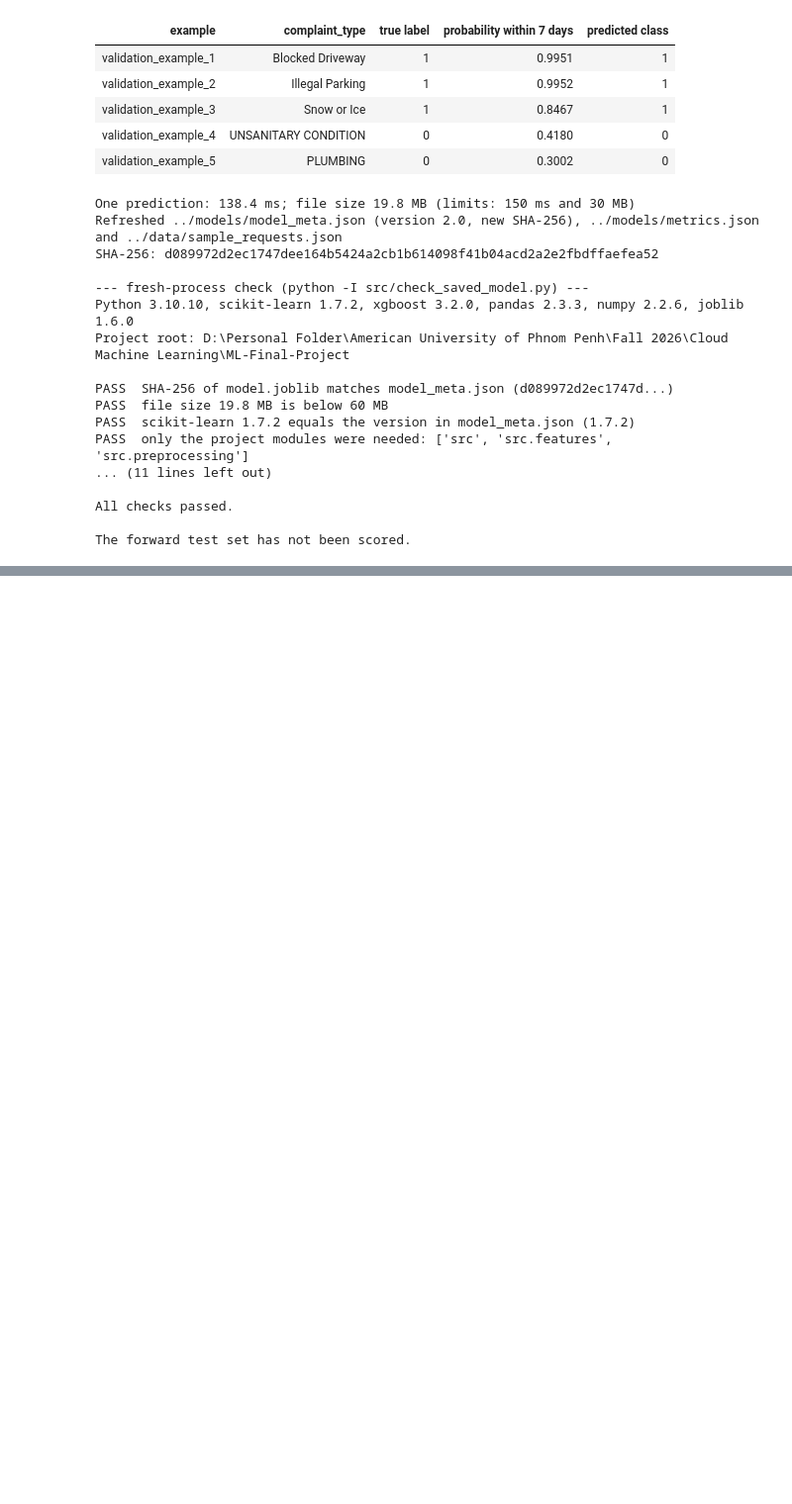
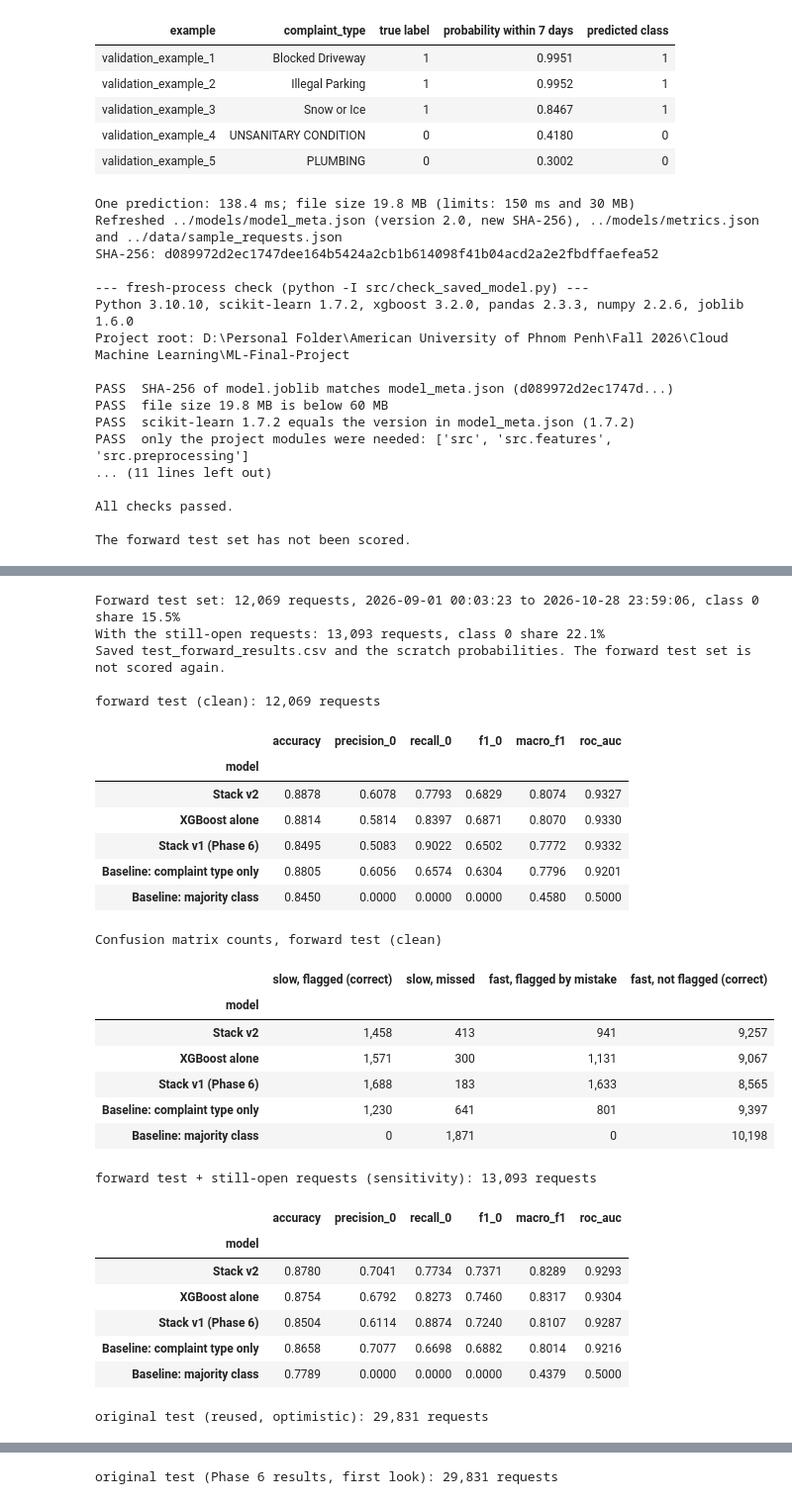
Before and after one commit to LyHenglong/CLD375-CivicAI, a Jupyter notebook: notebooks/05_stacking_improvement.ipynb, the cells around one changed output, grey strips where cells are left out. Shown at 99% size. Drawn from its saved outputs; the diff is of its cells as text; code cells hidden in the pictures; blank space fills up the shorter version.

Commit message:
Phase 6b: v2 stack scored once on the forward test set; results, charts and CLAUDE.md updated

```diff
--- a/notebooks/05_stacking_improvement.ipynb
+++ b/notebooks/05_stacking_improvement.ipynb
@@ -720,0 +772,78 @@ The forward test set has not been scored.
+# %%
+assert not FORWARD_RESULTS.exists(), "The forward test set has already been scored. It is scored once only."
+
+X_forward, y_forward = tr.load_xy("test_forward", "../data/processed")          # the one and only scoring of the forward test set
+still_open = pd.read_parquet("../data/processed/test_forward_open.parquet")
+X_open = pd.concat([X_forward, still_open[ft.RAW_INPUT_COLUMNS]], ignore_index=True)
+y_open = pd.concat([y_forward, still_open[ft.TARGET]], ignore_index=True)
+print(f"Forward test set: {len(X_forward):,} requests, {X_forward['created_date'].min()} to {X_forward['created_date'].max()}, class 0 share {1 - y_forward.mean():.1%}")
+print(f"With the still-open requests: {len(X_open):,} requests, class 0 share {1 - y_open.mean():.1%}")
+
+rows, probability = [], {}
+for name, model in models.items():
+    result, probability[name] = tr.evaluate(model, X_forward, y_forward)
+    rows.append({"test_set": CLEAN, "model": name, "requests": len(y_forward), **result})
+for name, model in models.items():
+    result, _ = tr.evaluate(model, X_open, y_open)
+    rows.append({"test_set": WITH_OPEN, "model": name, "requests": len(y_open), **result})
+
+X_old, y_old = tr.load_xy("test", "../data/processed")                          # the old test split: already seen, optimistic
+result, _ = tr.evaluate(models["Stack v2"], X_old, y_old)
+rows.append({"test_set": REUSED, "model": "Stack v2", "requests": len(y_old), **result})
+first_look = pd.read_csv("../reports/test_results.csv").set_index("model")
+for old_name, name in [("Stack", "Stack v1 (Phase 6)"), ("XGBoost", "XGBoost alone"), ("Baseline: complaint type only", "Baseline: complaint type only")]:
+    rows.append({"test_set": V1_FIRST, "model": name, "requests": len(y_old), **first_look.loc[old_name].drop("role").to_dict()})
+
+results = pd.DataFrame(rows)
+results.to_csv(FORWARD_RESULTS, index=False)
+pd.DataFrame({**probability, "y": y_forward.to_numpy(), "created_date": X_forward["created_date"].to_numpy(),
+              "complaint_type": X_forward["complaint_type"].to_numpy()}).to_parquet(FORWARD_SCRATCH, index=False)
+print(f"Saved {FORWARD_RESULTS.name} and the scratch probabilities. The forward test set is not scored again.")
+
+CLASS0 = ["precision_0", "recall_0", "f1_0"]
+columns = ["accuracy"] + CLASS0 + ["macro_f1", "roc_auc"]
+def show(test_set):
+    table = results[results["test_set"] == test_set].set_index("model")
+    print(f"\n{test_set}: {int(table['requests'].iloc[0]):,} requests")
+    display(table[columns].astype(float).style.format("{:.4f}")
+            .set_properties(subset=CLASS0, **{"background-color": "#fdebd8", "color": "black", "font-weight": "bold"})
+            .highlight_max(subset=["macro_f1", "roc_auc"], props="text-decoration: underline; font-weight: bold"))
+show(CLEAN)
+clean = results[results["test_set"] == CLEAN].set_index("model")
+print("Confusion matrix counts, forward test (clean)")
+display(clean[["actual0_pred0", "actual0_pred1", "actual1_pred0", "actual1_pred1"]].astype(int)
+        .rename(columns={"actual0_pred0": "slow, flagged (correct)", "actual0_pred1": "slow, missed",
+                         "actual1_pred0": "fast, flagged by mistake", "actual1_pred1": "fast, not flagged (correct)"}).style.format("{:,}"))
+show(WITH_OPEN)
+show(REUSED)
+show(V1_FIRST)
+# %% [output]
+Forward test set: 12,069 requests, 2026-09-01 00:03:23 to 2026-10-28 23:59:06, class 0 share 15.5%
+With the still-open requests: 13,093 requests, class 0 share 22.1%
+Saved test_forward_results.csv and the scratch probabilities. The forward test set is not scored again.
+
+forward test (clean): 12,069 requests
+|  | accuracy | precision_0 | recall_0 | f1_0 | macro_f1 | roc_auc |
+| model |  |  |  |  |  |  |
+| Stack v2 | 0.8878 | 0.6078 | 0.7793 | 0.6829 | 0.8074 | 0.9327 |
+| XGBoost alone | 0.8814 | 0.5814 | 0.8397 | 0.6871 | 0.8070 | 0.9330 |
+| Stack v1 (Phase 6) | 0.8495 | 0.5083 | 0.9022 | 0.6502 | 0.7772 | 0.9332 |
+| Baseline: complaint type only | 0.8805 | 0.6056 | 0.6574 | 0.6304 | 0.7796 | 0.9201 |
+| Baseline: majority class | 0.8450 | 0.0000 | 0.0000 | 0.0000 | 0.4580 | 0.5000 |
+Confusion matrix counts, forward test (clean)
+|  | slow, flagged (correct) | slow, missed | fast, flagged by mistake | fast, not flagged (correct) |
+| model |  |  |  |  |
+| Stack v2 | 1,458 | 413 | 941 | 9,257 |
+| XGBoost alone | 1,571 | 300 | 1,131 | 9,067 |
+| Stack v1 (Phase 6) | 1,688 | 183 | 1,633 | 8,565 |
+| Baseline: complaint type only | 1,230 | 641 | 801 | 9,397 |
+| Baseline: majority class | 0 | 1,871 | 0 | 10,198 |
+forward test + still-open requests (sensitivity): 13,093 requests
+|  | accuracy | precision_0 | recall_0 | f1_0 | macro_f1 | roc_auc |
+| model |  |  |  |  |  |  |
+| Stack v2 | 0.8780 | 0.7041 | 0.7734 | 0.7371 | 0.8289 | 0.9293 |
+| XGBoost alone | 0.8754 | 0.6792 | 0.8273 | 0.7460 | 0.8317 | 0.9304 |
+| Stack v1 (Phase 6) | 0.8504 | 0.6114 | 0.8874 | 0.7240 | 0.8107 | 0.9287 |
+| Baseline: complaint type only | 0.8658 | 0.7077 | 0.6698 | 0.6882 | 0.8014 | 0.9216 |
+| Baseline: majority class | 0.7789 | 0.0000 | 0.0000 | 0.0000 | 0.4379 | 0.5000 |
+original test (reused, optimistic): 29,831 requests
@@ -720,0 +853 @@ The forward test set has not been scored.
+original test (Phase 6 results, first look): 29,831 requests
```
Also changed, not shown: parts of 13 cells of this notebook, 6 other files.
